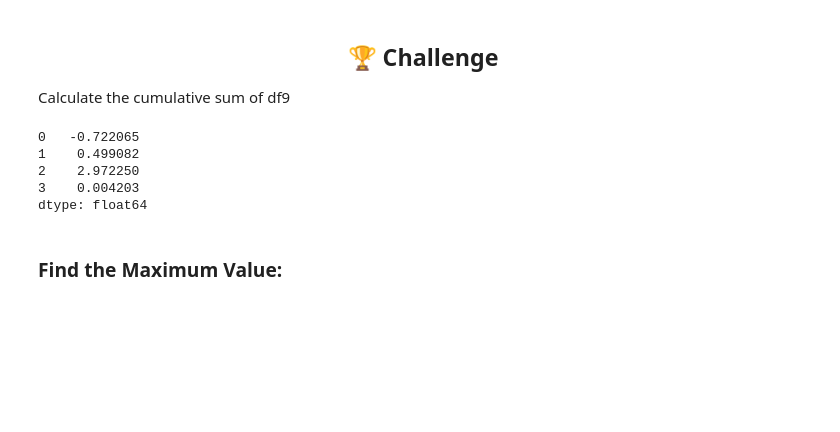
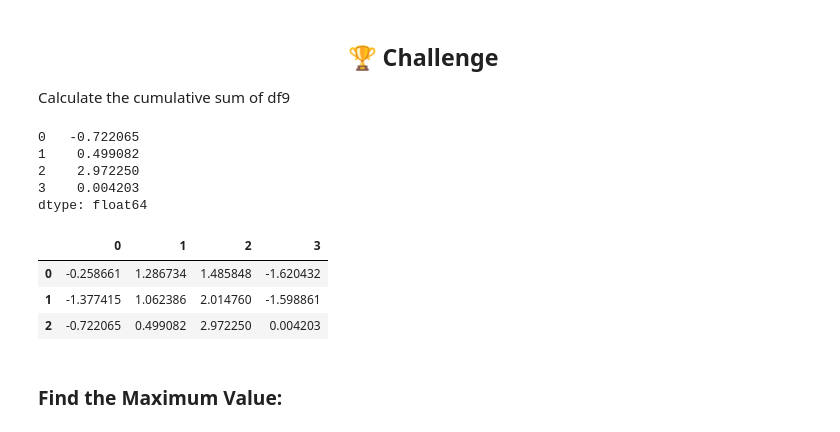
Before and after one commit to carlosaruy/pandasBeginner, a Jupyter notebook: workbook.ipynb, the cells around one changed output. Saved outputs shown, nothing was run; the diff lists cells and outputs as text; code cells hidden in the pictures; blank space fills up the shorter version.

Commit message:
mean, sum, cumsum

```diff
--- a/workbook.ipynb
+++ b/workbook.ipynb
@@ -529,12 +529,17 @@ df8.apply(np.cumsum)
 Calculate the cumulative sum of df9
 # %%
 df9.sum()
+df9.apply(np.cumsum)
 # %% [output]
 0   -0.722065
 1    0.499082
 2    2.972250
 3    0.004203
 dtype: float64
+|  | 0 | 1 | 2 | 3 |
+| 0 | -0.258661 | 1.286734 | 1.485848 | -1.620432 |
+| 1 | -1.377415 | 1.062386 | 2.014760 | -1.598861 |
+| 2 | -0.722065 | 0.499082 | 2.972250 | 0.004203 |
 # %% [markdown]
 ### Find the Maximum Value:
 # %% [markdown]
```
